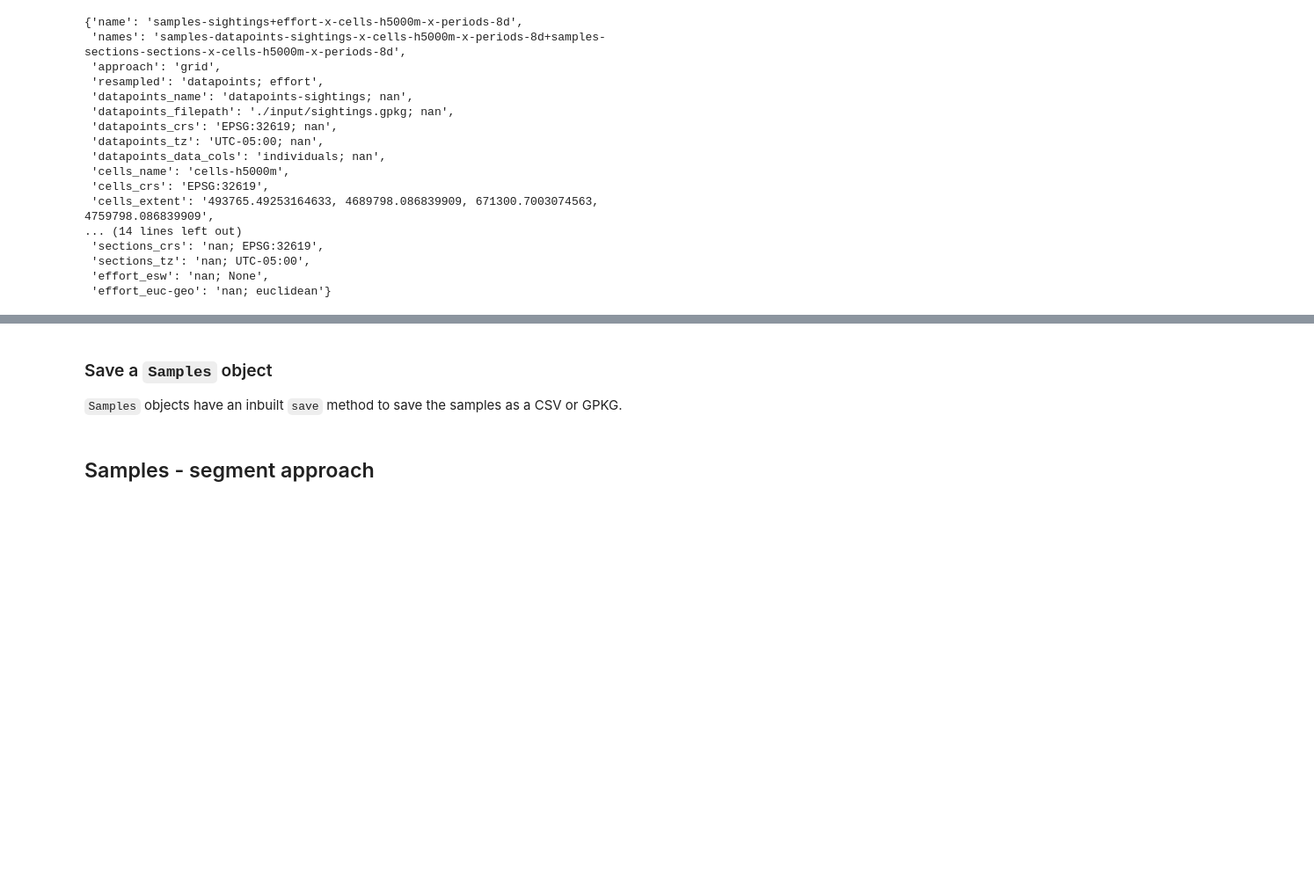
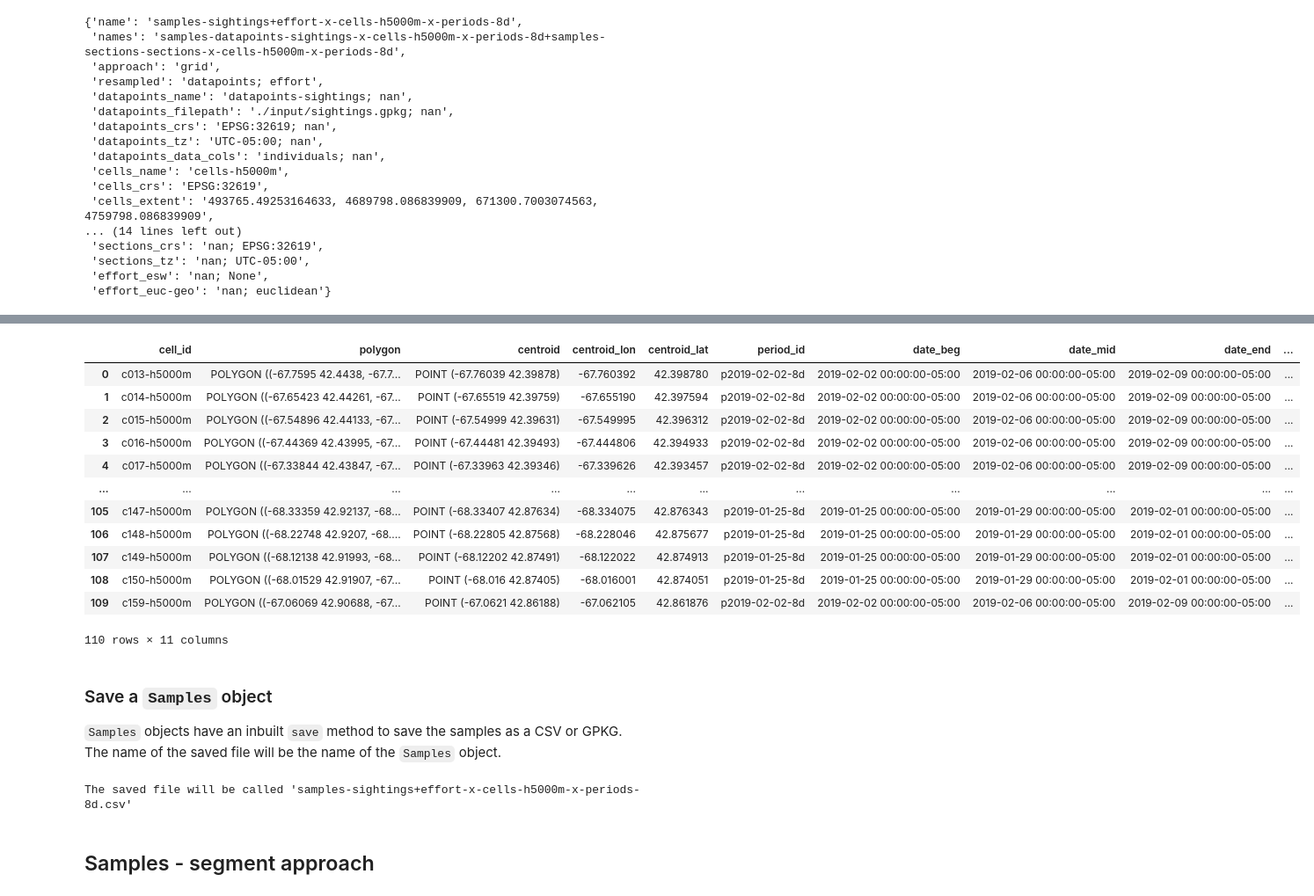
Before and after one commit to JSBigelow/sampley, a Jupyter notebook: exemplars/horizontal/stage-3.ipynb, the cells around one changed output, grey strips where cells are left out. Shown at 88% size. Drawn from its saved outputs; the diff is of its cells as text; code cells hidden in the pictures; blank space fills up the shorter version.

````diff
--- a/exemplars/horizontal/stage-3.ipynb
+++ b/exemplars/horizontal/stage-3.ipynb
@@ -171,11 +202,31 @@ u_samples.samples
+# %%
+u_samples.coords()
+u_samples.samples
+# %% [output]
+|  | cell_id | polygon | centroid | centroid_lon | centroid_lat | period_id | date_beg | date_mid | date_end | ... |
+| 0 | c013-h5000m | POLYGON ((-67.7595 42.4438, -67.7... | POINT (-67.76039 42.39878) | -67.760392 | 42.398780 | p2019-02-02-8d | 2019-02-02 00:00:00-05:00 | 2019-02-06 00:00:00-05:00 | 2019-02-09 00:00:00-05:00 | ... |
+| 1 | c014-h5000m | POLYGON ((-67.65423 42.44261, -67... | POINT (-67.65519 42.39759) | -67.655190 | 42.397594 | p2019-02-02-8d | 2019-02-02 00:00:00-05:00 | 2019-02-06 00:00:00-05:00 | 2019-02-09 00:00:00-05:00 | ... |
+| 2 | c015-h5000m | POLYGON ((-67.54896 42.44133, -67... | POINT (-67.54999 42.39631) | -67.549995 | 42.396312 | p2019-02-02-8d | 2019-02-02 00:00:00-05:00 | 2019-02-06 00:00:00-05:00 | 2019-02-09 00:00:00-05:00 | ... |
+| 3 | c016-h5000m | POLYGON ((-67.44369 42.43995, -67... | POINT (-67.44481 42.39493) | -67.444806 | 42.394933 | p2019-02-02-8d | 2019-02-02 00:00:00-05:00 | 2019-02-06 00:00:00-05:00 | 2019-02-09 00:00:00-05:00 | ... |
+| 4 | c017-h5000m | POLYGON ((-67.33844 42.43847, -67... | POINT (-67.33963 42.39346) | -67.339626 | 42.393457 | p2019-02-02-8d | 2019-02-02 00:00:00-05:00 | 2019-02-06 00:00:00-05:00 | 2019-02-09 00:00:00-05:00 | ... |
+| ... | ... | ... | ... | ... | ... | ... | ... | ... | ... | ... |
+| 105 | c147-h5000m | POLYGON ((-68.33359 42.92137, -68... | POINT (-68.33407 42.87634) | -68.334075 | 42.876343 | p2019-01-25-8d | 2019-01-25 00:00:00-05:00 | 2019-01-29 00:00:00-05:00 | 2019-02-01 00:00:00-05:00 | ... |
+| 106 | c148-h5000m | POLYGON ((-68.22748 42.9207, -68.... | POINT (-68.22805 42.87568) | -68.228046 | 42.875677 | p2019-01-25-8d | 2019-01-25 00:00:00-05:00 | 2019-01-29 00:00:00-05:00 | 2019-02-01 00:00:00-05:00 | ... |
+| 107 | c149-h5000m | POLYGON ((-68.12138 42.91993, -68... | POINT (-68.12202 42.87491) | -68.122022 | 42.874913 | p2019-01-25-8d | 2019-01-25 00:00:00-05:00 | 2019-01-29 00:00:00-05:00 | 2019-02-01 00:00:00-05:00 | ... |
+| 108 | c150-h5000m | POLYGON ((-68.01529 42.91907, -67... | POINT (-68.016 42.87405) | -68.016001 | 42.874051 | p2019-01-25-8d | 2019-01-25 00:00:00-05:00 | 2019-01-29 00:00:00-05:00 | 2019-02-01 00:00:00-05:00 | ... |
+| 109 | c159-h5000m | POLYGON ((-67.06069 42.90688, -67... | POINT (-67.0621 42.86188) | -67.062105 | 42.861876 | p2019-02-02-8d | 2019-02-02 00:00:00-05:00 | 2019-02-06 00:00:00-05:00 | 2019-02-09 00:00:00-05:00 | ... |
+110 rows × 11 columns
 # %% [markdown]
 ### Save a ```Samples``` object
-```Samples``` objects have an inbuilt ```save``` method to save the samples as a CSV or GPKG.
+```Samples``` objects have an inbuilt ```save``` method to save the samples as a CSV or GPKG. The name of the saved file will be the name of the ```Samples``` object.
 # %%
+print(f'The saved file will be called \'{u_samples.name}.csv\'')
 u_samples.save(
     folder=output_folder,
     filetype='gpkg'
 )
+# %% [output]
+The saved file will be called 'samples-sightings+effort-x-cells-h5000m-x-periods-8d.csv'
 # %% [markdown]
 ## Samples - segment approach
 # %% [markdown]
````
Also changed, not shown: parts of 25 cells of this notebook, 49 other files.
